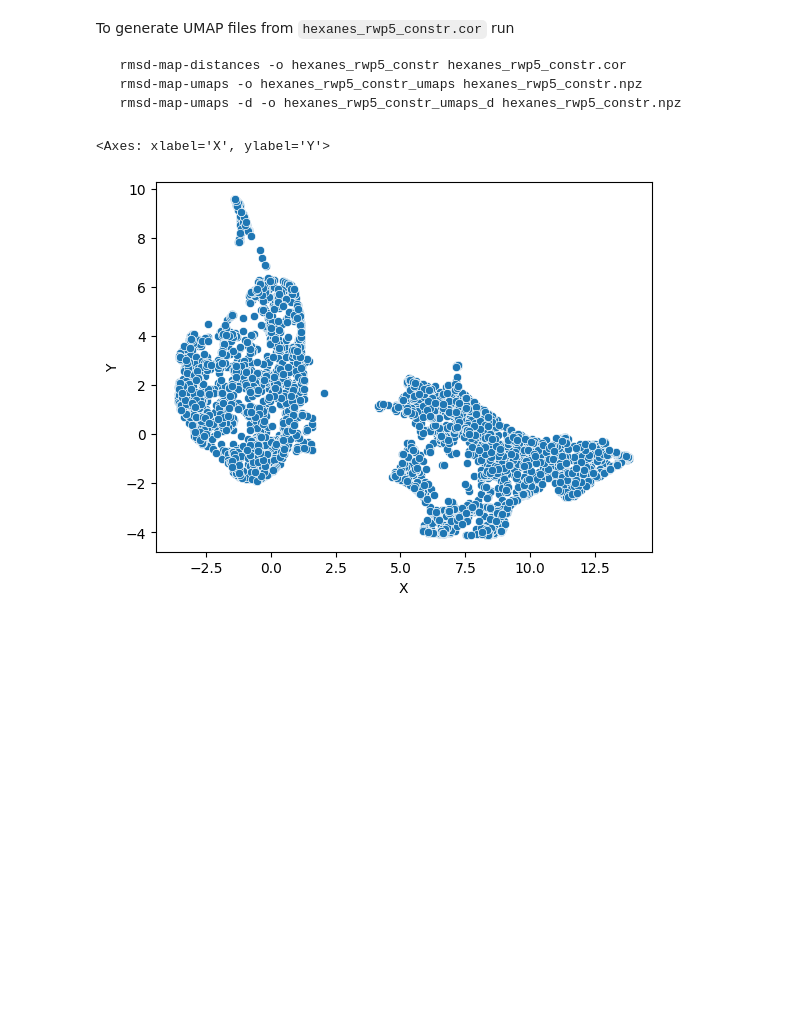
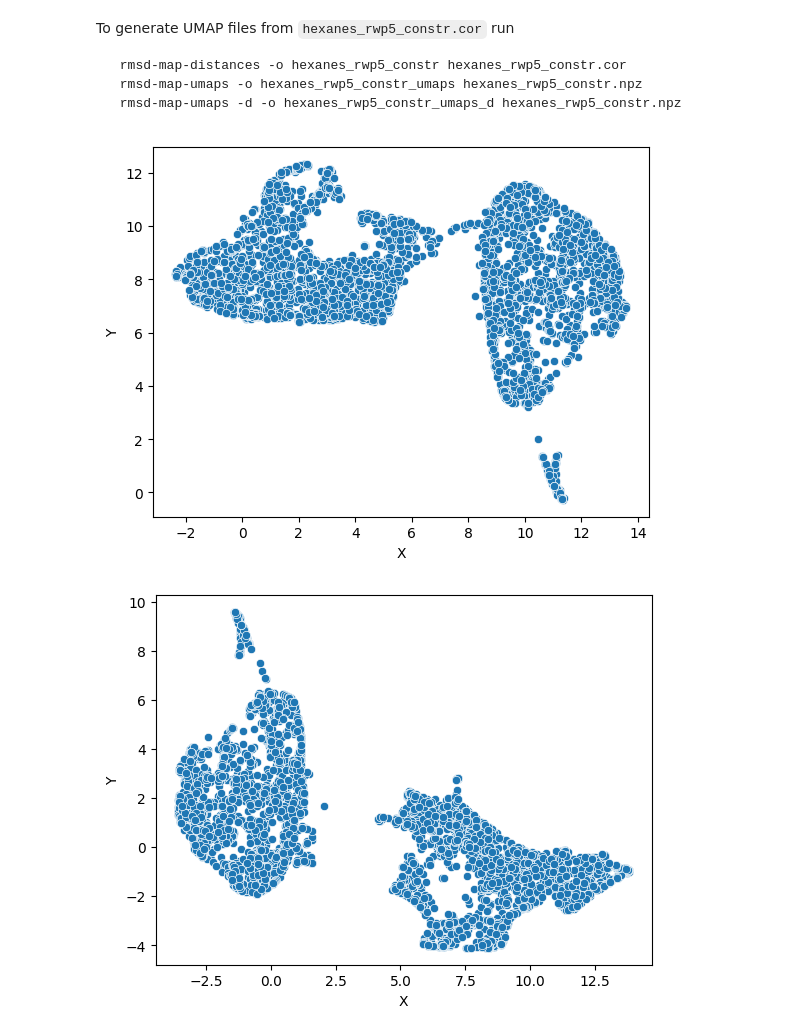
Before and after one commit to blackwood168/umap_rmsd_images, a Jupyter notebook: phcl.ipynb, the cells around one changed output. Cells and saved outputs as stored; diff of their text form; code cells hidden in the pictures; blank space fills up the shorter version.

```diff
--- a/phcl.ipynb
+++ b/phcl.ipynb
@@ -123,23 +123,29 @@ To generate UMAP files from `hexanes_rwp5_constr.cor` run
 # %%
 import rmsd_map
 from rmsd_map.mol_io.cor_reader import read_cor_file
 from rmsd_map.mol_io.fragment import Fragment
-from rmsd_map.rmsd.pipelines import align_fragments
+from rmsd_map.rmsd.pipelines import align_fragments, partial_align_fragments
 import numpy as np
 import polars as pl
 import seaborn as sns
+import matplotlib.pyplot as plt
 cor = read_cor_file("./phcl/PhClClPh_re.cor")
 cor = np.asarray(cor, dtype=object)
-um = pl.read_csv("./phcl/phcl_constr_umaps.csv") # Vanilla UMAP
-ud = pl.read_csv("./phcl/phcl_constr_umaps_d.csv") # Denity-preserving UMAP
+um = pl.read_csv("./phcl/phcl_constr_umaps_proper.csv") # Vanilla UMAP
+ud = pl.read_csv("./phcl/phcl_constr_umaps_d_proper.csv") # Denity-preserving UMAP
+ud_old = pl.read_csv("./phcl/phcl_constr_umaps_d.csv") # Denity-preserving UMAP
 
 
 
 df = ud.filter(pl.col("N") == 40)
 sns.scatterplot(data = df , x="X", y="Y")
+plt.show()
+df_old = ud_old.filter(pl.col("N") == 40)
+sns.scatterplot(data = df_old , x="X", y="Y")
+plt.show()
 # %% [output]
-<Axes: xlabel='X', ylabel='Y'>
-[figure, old version]
+[figure, new version]
+[figure, added]
 # %%
 
 import sklearn.cluster as clu
```
Also changed, not shown: parts of 7 cells of this notebook, 30 other files.
